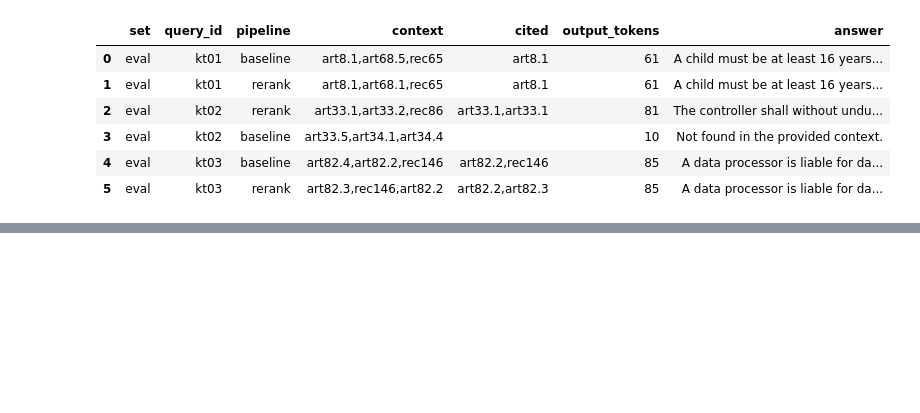
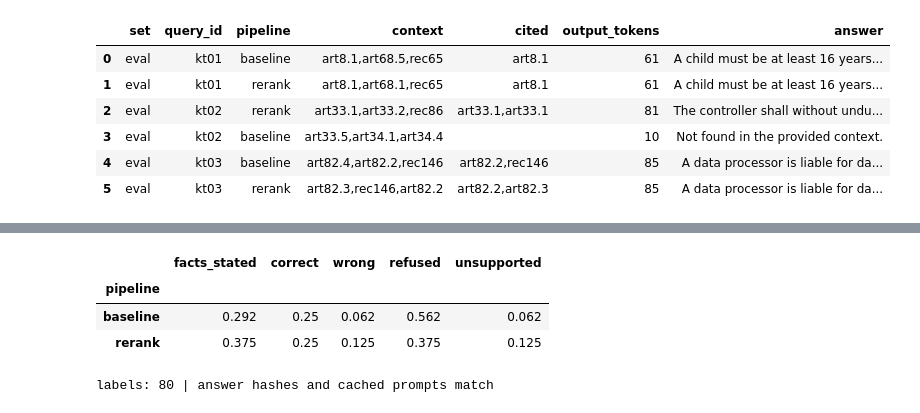
Before and after one commit to itikelabhaskar/gdpr-rag-rerank, a Jupyter notebook: rag_rerank.ipynb, the cells around one changed output, grey strips where cells are left out. Cells and saved outputs as stored; diff of their text form; code cells hidden in the pictures; blank space fills up the shorter version.

```diff
--- a/rag_rerank.ipynb
+++ b/rag_rerank.ipynb
@@ -1183,0 +1193,45 @@ answers[["set", "query_id", "pipeline", "context", "cited", "output_tokens", "an
+# %%
+QUERY_LOOKUP = {(set_name, query["id"]): query for set_name, query in all_queries}
+answer_lookup = answers.set_index(["set", "query_id", "pipeline"])
+label_entries = yaml.safe_load((DATA / "answer_labels.yaml").read_text(encoding="utf-8"))
+label_rows = []
+label_keys = [(item["set"], item["query_id"], item["pipeline"]) for item in label_entries]
+assert len(label_keys) == len(set(label_keys)) == len(answers)
+assert set(label_keys) == set(answer_lookup.index)
+
+for item in label_entries:
+    key = (item["set"], item["query_id"], item["pipeline"])
+    cached = answer_lookup.loc[key]
+    query = QUERY_LOOKUP[key[:2]]
+    assert item["answer_sha"] == cached.answer_sha == answer_sha(cached.answer), key
+    assert len(item["facts"]) == len(query["facts"])
+    assert set(item["facts"]) <= {"stated", "missing", "wrong"}
+    assert item["overall"] in {"correct", "incomplete", "wrong", "refused"}
+    assert item["refused"] == (cached.answer == "Not found in the provided context.")
+    assert item["truncated"] == (str(cached.truncated) == "True")
+    table = candidates[(candidates.set == key[0]) & (candidates.query_id == key[1])]
+    expected_context = top_ids(table, "bi_rank" if key[2] == "baseline" else "ce_rank")
+    assert cached.context.split(",") == expected_context, f"cached context drift: {key}"
+    assert cached.prompt == build_prompt(query["query"], expected_context), f"cached prompt drift: {key}"
+    if item["overall"] == "correct":
+        assert all(status == "stated" for status in item["facts"])
+        assert not any(item[flag] for flag in ("unsupported", "refused", "truncated"))
+    label_rows.append({key: item[key] for key in ("set", "query_id", "pipeline", "overall", "unsupported", "refused", "truncated", "note")} |
+                      {"fact_labels": ",".join(item["facts"]), "facts_stated": item["facts"].count("stated") / len(item["facts"]),
+                       "wrong_facts": item["facts"].count("wrong")})
+
+assessed = answers.merge(pd.DataFrame(label_rows), on=["set", "query_id", "pipeline"], validate="one_to_one",
+                         suffixes=("", "_label"))
+assessed.to_csv(RESULTS / "answer_assessment.csv", index=False, lineterminator="\n")
+eval_answer_summary = assessed[assessed.set == "eval"].groupby("pipeline").agg(
+    facts_stated=("facts_stated", "mean"), correct=("overall", lambda values: (values == "correct").mean()),
+    wrong=("overall", lambda values: (values == "wrong").mean()), refused=("refused", "mean"), unsupported=("unsupported", "mean"))
+eval_answer_summary.to_csv(RESULTS / "answer_summary.csv", lineterminator="\n")
+display(eval_answer_summary.round(3))
+print("labels:", len(assessed), "| answer hashes and cached prompts match")
+# %% [output]
+|  | facts_stated | correct | wrong | refused | unsupported |
+| pipeline |  |  |  |  |  |
+| baseline | 0.292 | 0.25 | 0.062 | 0.562 | 0.062 |
+| rerank | 0.375 | 0.25 | 0.125 | 0.375 | 0.125 |
+labels: 80 | answer hashes and cached prompts match
```
Also changed, not shown: parts of 12 cells of this notebook, 16 other files.
